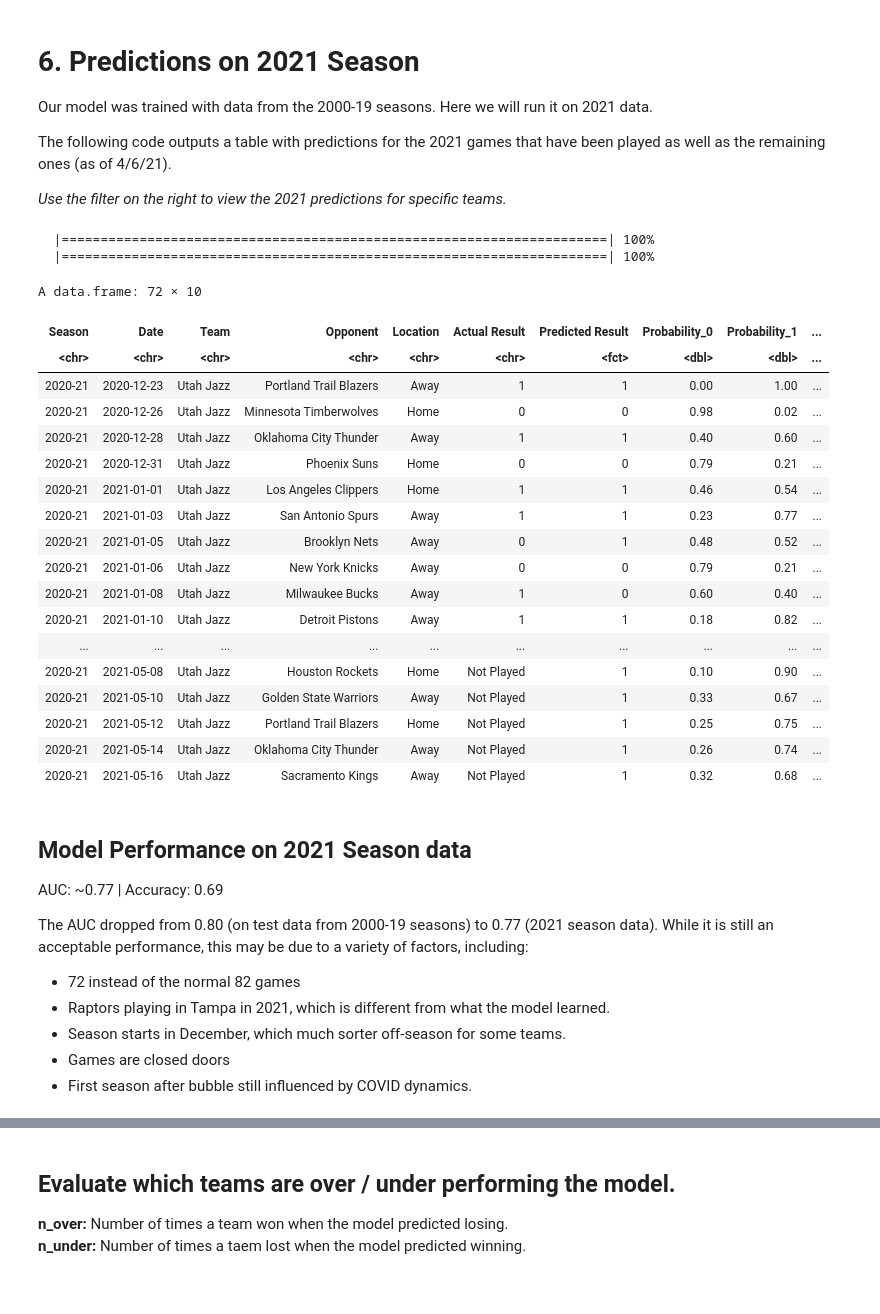
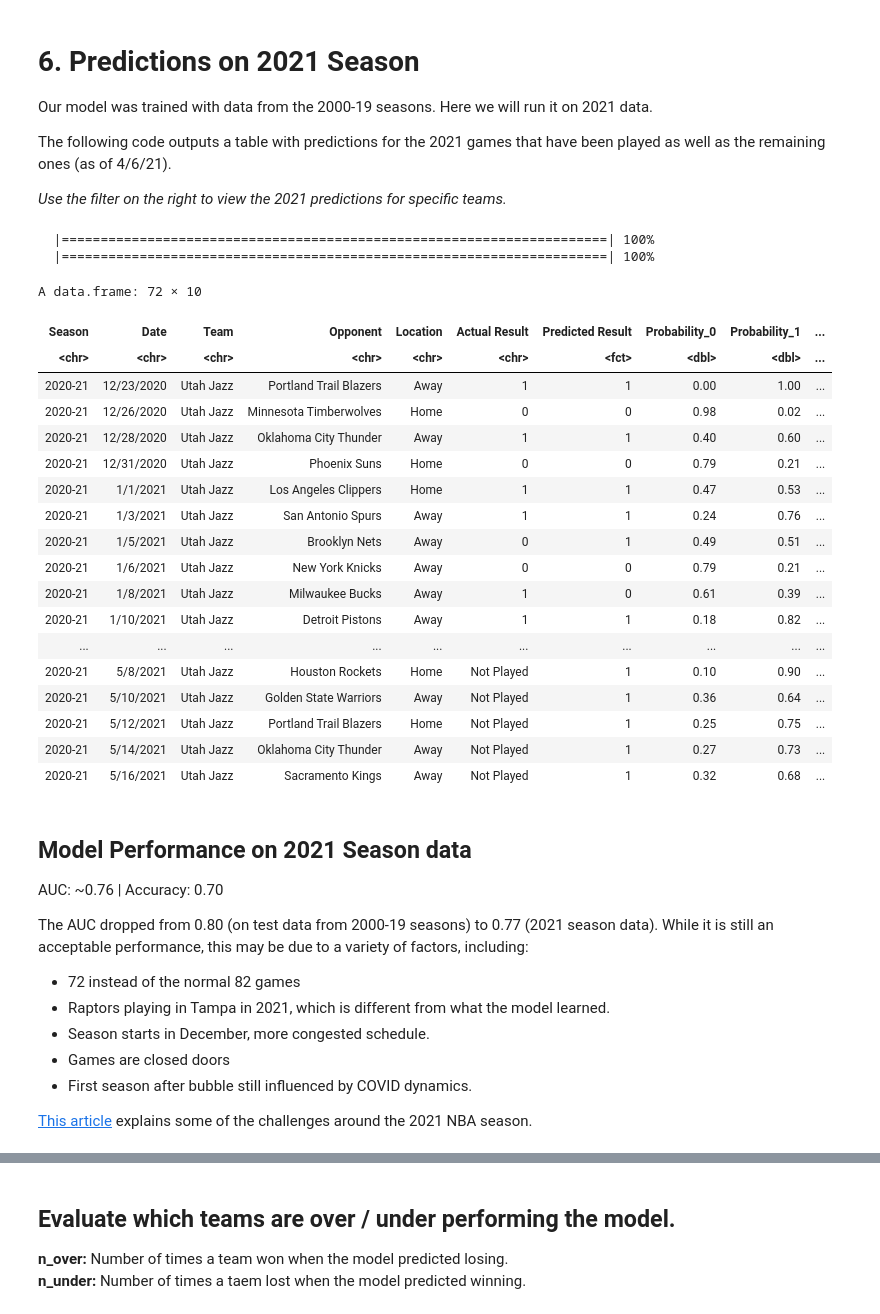
Before and after one commit to josedv82/NBA_Schedule_XGBoost_Classifier, a Jupyter notebook: NBA_Schedule_xgboost.ipynb, the cells around one changed output, grey strips where cells are left out. Saved outputs shown, nothing was run; the diff lists cells and outputs as text; code cells hidden in the pictures.

```diff
--- a/NBA_Schedule_xgboost.ipynb
+++ b/NBA_Schedule_xgboost.ipynb
@@ -359,7 +392,7 @@ The following code outputs a table with predictions for the 2021 games that have
 Team1 <- "Utah Jazz" #@param ["Atlanta Hawks", "Boston Celtics", "Brooklyn Nets", "Charlotte Hornets", "Chicago Bulls", "Cleveland Cavaliers", "Dallas Mavericks", "Denver Nuggets", "Detroit Pistons", "Golden State Warriors", "Houston Rockets", "Indiana Pacers", "Los Angeles Clippers", "Los Angeles Lakers", "Memphis Grizzlies", "Miami Heat", "Milwaukee Bucks", "Minnesota Timberwolves", "New Orleans Pelicans", "New York Knicks", "Oklahoma City Thunder", "Orlando Magic", "Philadelphia 76ers", "Phoenix Suns", "Portland Trail Blazers", "Sacramento Kings", "San Antonio Spurs", "Toronto Raptors", "Utah Jazz", "Washington Wizards"]
 
 #load 2021 season data downloaded from Airball package
-dat21 <- read.csv("https://www.dropbox.com/s/xo72j2xm96gv172/data_nba_sche_2021.csv?dl=1") %>% mutate(ID = row_number())
+dat21 <- read.csv("https://www.dropbox.com/s/72qx6zvp8ieak25/data_nba_sche_2021.csv?dl=1") %>% mutate(ID = row_number())
 
 #remove columns not used for modeling
 dat21_mod <- dat21 %>% select(-Season, -Team, -Opponent, -Date, -G11, -G13, -G15, -G17, -G19, -G21, -Opp_G11, -Opp_G13, -Opp_G15, -Opp_G17, -Opp_G19, -Opp_G21)
@@ -371,62 +404,64 @@ pred21 <- h2o.predict(mod_xgb, newdata = h_dat21_mod)
 
 # add games columns fro daw data set to predictions
 preds21 <- as.data.frame(pred21) %>%
 mutate(ID = row_number()) %>%
 select(ID, `Predicted Result` = predict, `Probability_0` = p0, `Probability_1` = p1)
 
 test_dat <- dat21 %>%
 select(Season, Date, Team, Opponent, Location, `Actual Result` = Result) %>%
 mutate(Location = ifelse(Location == 0, "Home", "Away")) %>%
 mutate(ID = row_number())
 
 tab <- full_join(test_dat, preds21, by = "ID") %>%
 select(-ID) %>%
 mutate(Guess = ifelse(`Actual Result` == `Predicted Result`, "Correct", "Wrong"),
        Probability_0 = round(Probability_0, 2),
        Probability_1 = round(Probability_1, 2)) %>%
 mutate(`Actual Result` = ifelse(is.na(`Actual Result`), "Not Played", `Actual Result`)) %>%
 mutate(Guess = ifelse(is.na(Guess), "?", Guess))
 
 
 # Output final table by team
 tab %>% filter(Team == Team1)
 
 # or by date
-#tab %>% filter(Date == "2021-04-14")
+#tab %>% filter(Date == "4/15/2021")
 # %% [output]
   |======================================================================| 100%
   |======================================================================| 100%
 A data.frame: 72 × 10
 | Season | Date | Team | Opponent | Location | Actual Result | Predicted Result | Probability_0 | Probability_1 | ... |
 | <chr> | <chr> | <chr> | <chr> | <chr> | <chr> | <fct> | <dbl> | <dbl> | ... |
-| 2020-21 | 2020-12-23 | Utah Jazz | Portland Trail Blazers | Away | 1 | 1 | 0.00 | 1.00 | ... |
-| 2020-21 | 2020-12-26 | Utah Jazz | Minnesota Timberwolves | Home | 0 | 0 | 0.98 | 0.02 | ... |
-| 2020-21 | 2020-12-28 | Utah Jazz | Oklahoma City Thunder | Away | 1 | 1 | 0.40 | 0.60 | ... |
-| 2020-21 | 2020-12-31 | Utah Jazz | Phoenix Suns | Home | 0 | 0 | 0.79 | 0.21 | ... |
-| 2020-21 | 2021-01-01 | Utah Jazz | Los Angeles Clippers | Home | 1 | 1 | 0.46 | 0.54 | ... |
-| 2020-21 | 2021-01-03 | Utah Jazz | San Antonio Spurs | Away | 1 | 1 | 0.23 | 0.77 | ... |
-| 2020-21 | 2021-01-05 | Utah Jazz | Brooklyn Nets | Away | 0 | 1 | 0.48 | 0.52 | ... |
-| 2020-21 | 2021-01-06 | Utah Jazz | New York Knicks | Away | 0 | 0 | 0.79 | 0.21 | ... |
-| 2020-21 | 2021-01-08 | Utah Jazz | Milwaukee Bucks | Away | 1 | 0 | 0.60 | 0.40 | ... |
-| 2020-21 | 2021-01-10 | Utah Jazz | Detroit Pistons | Away | 1 | 1 | 0.18 | 0.82 | ... |
+| 2020-21 | 12/23/2020 | Utah Jazz | Portland Trail Blazers | Away | 1 | 1 | 0.00 | 1.00 | ... |
+| 2020-21 | 12/26/2020 | Utah Jazz | Minnesota Timberwolves | Home | 0 | 0 | 0.98 | 0.02 | ... |
+| 2020-21 | 12/28/2020 | Utah Jazz | Oklahoma City Thunder | Away | 1 | 1 | 0.40 | 0.60 | ... |
+| 2020-21 | 12/31/2020 | Utah Jazz | Phoenix Suns | Home | 0 | 0 | 0.79 | 0.21 | ... |
+| 2020-21 | 1/1/2021 | Utah Jazz | Los Angeles Clippers | Home | 1 | 1 | 0.47 | 0.53 | ... |
+| 2020-21 | 1/3/2021 | Utah Jazz | San Antonio Spurs | Away | 1 | 1 | 0.24 | 0.76 | ... |
+| 2020-21 | 1/5/2021 | Utah Jazz | Brooklyn Nets | Away | 0 | 1 | 0.49 | 0.51 | ... |
+| 2020-21 | 1/6/2021 | Utah Jazz | New York Knicks | Away | 0 | 0 | 0.79 | 0.21 | ... |
+| 2020-21 | 1/8/2021 | Utah Jazz | Milwaukee Bucks | Away | 1 | 0 | 0.61 | 0.39 | ... |
+| 2020-21 | 1/10/2021 | Utah Jazz | Detroit Pistons | Away | 1 | 1 | 0.18 | 0.82 | ... |
 | ... | ... | ... | ... | ... | ... | ... | ... | ... | ... |
-| 2020-21 | 2021-05-08 | Utah Jazz | Houston Rockets | Home | Not Played | 1 | 0.10 | 0.90 | ... |
-| 2020-21 | 2021-05-10 | Utah Jazz | Golden State Warriors | Away | Not Played | 1 | 0.33 | 0.67 | ... |
-| 2020-21 | 2021-05-12 | Utah Jazz | Portland Trail Blazers | Home | Not Played | 1 | 0.25 | 0.75 | ... |
-| 2020-21 | 2021-05-14 | Utah Jazz | Oklahoma City Thunder | Away | Not Played | 1 | 0.26 | 0.74 | ... |
-| 2020-21 | 2021-05-16 | Utah Jazz | Sacramento Kings | Away | Not Played | 1 | 0.32 | 0.68 | ... |
+| 2020-21 | 5/8/2021 | Utah Jazz | Houston Rockets | Home | Not Played | 1 | 0.10 | 0.90 | ... |
+| 2020-21 | 5/10/2021 | Utah Jazz | Golden State Warriors | Away | Not Played | 1 | 0.36 | 0.64 | ... |
+| 2020-21 | 5/12/2021 | Utah Jazz | Portland Trail Blazers | Home | Not Played | 1 | 0.25 | 0.75 | ... |
+| 2020-21 | 5/14/2021 | Utah Jazz | Oklahoma City Thunder | Away | Not Played | 1 | 0.27 | 0.73 | ... |
+| 2020-21 | 5/16/2021 | Utah Jazz | Sacramento Kings | Away | Not Played | 1 | 0.32 | 0.68 | ... |
 # %% [markdown]
 ## Model Performance on 2021 Season data
 
-AUC: ~0.77 | Accuracy: 0.69
+AUC: ~0.76 | Accuracy: 0.70
 
 The AUC dropped from 0.80 (on test data from 2000-19 seasons) to 0.77 (2021 season data). While it is still an acceptable performance, this may be due to a variety of factors, including:
 
 * 72 instead of the normal 82 games
 * Raptors playing in Tampa in 2021, which is different from what the model learned.
-* Season starts in December, which much sorter off-season for some teams.
+* Season starts in December, more congested schedule.
 * Games are closed doors
 * First season after bubble still influenced by COVID dynamics.
+
+[This article](https://www.espn.com/nba/story/_/id/31258389/nba-personnel-see-link-compressed-schedule-rash-injuries-defaulted-survival-mode) explains some of the challenges around the 2021 NBA season.
 # %%
 #AUC performance on 2021 season data
 h2o.performance(mod_xgb, newdata = h_dat21_mod)
```
Also changed, not shown: parts of 16 cells of this notebook.
